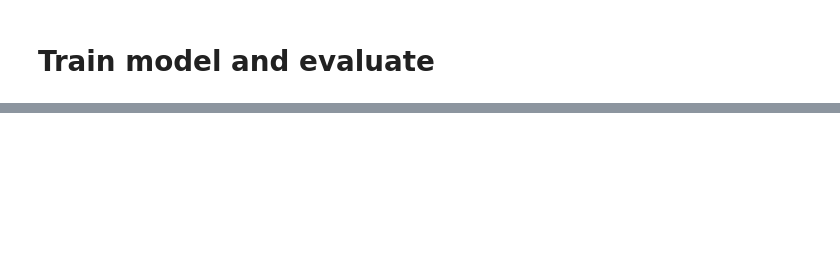
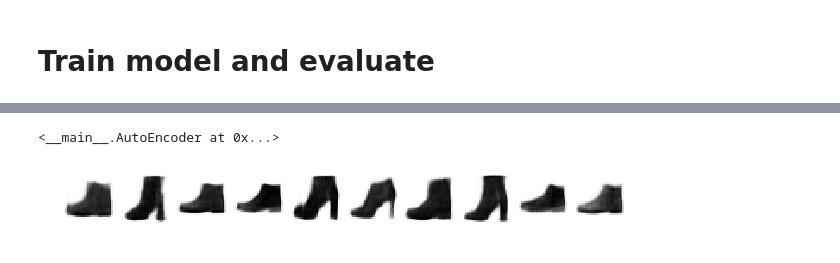
Before and after one commit to ahilbers/deeplearning, a Jupyter notebook: assignments/week_6/work_ass6.ipynb, the cells around one changed output, grey strips where cells are left out. Drawn from its saved outputs; the diff is of its cells as text; code cells hidden in the pictures; blank space fills up the shorter version.

```diff
--- a/assignments/week_6/work_ass6.ipynb
+++ b/assignments/week_6/work_ass6.ipynb
@@ -279,0 +256,4 @@ print(z_2_avg.shape)
+# %%
+tf.reset_default_graph()
+model = AutoEncoder(dim_z=16, dim_conv1=64, dim_conv2=128, dim_hidden=64,
+                    learn_param=0.001)
@@ -292,2 +361,8 @@ print(feedfwd_z_12.shape)
+# %%
+model
+# %% [output]
+<__main__.AutoEncoder at 0x...>
 # %%
-inspect_number(feedfwd_z_12, np.arange(10), savefig=False)
+inspect_number(feedfwd_z[9], np.arange(10))
+# %% [output]
+[figure, added]
```
Also changed, not shown: parts of 25 cells of this notebook, 3 other files.
